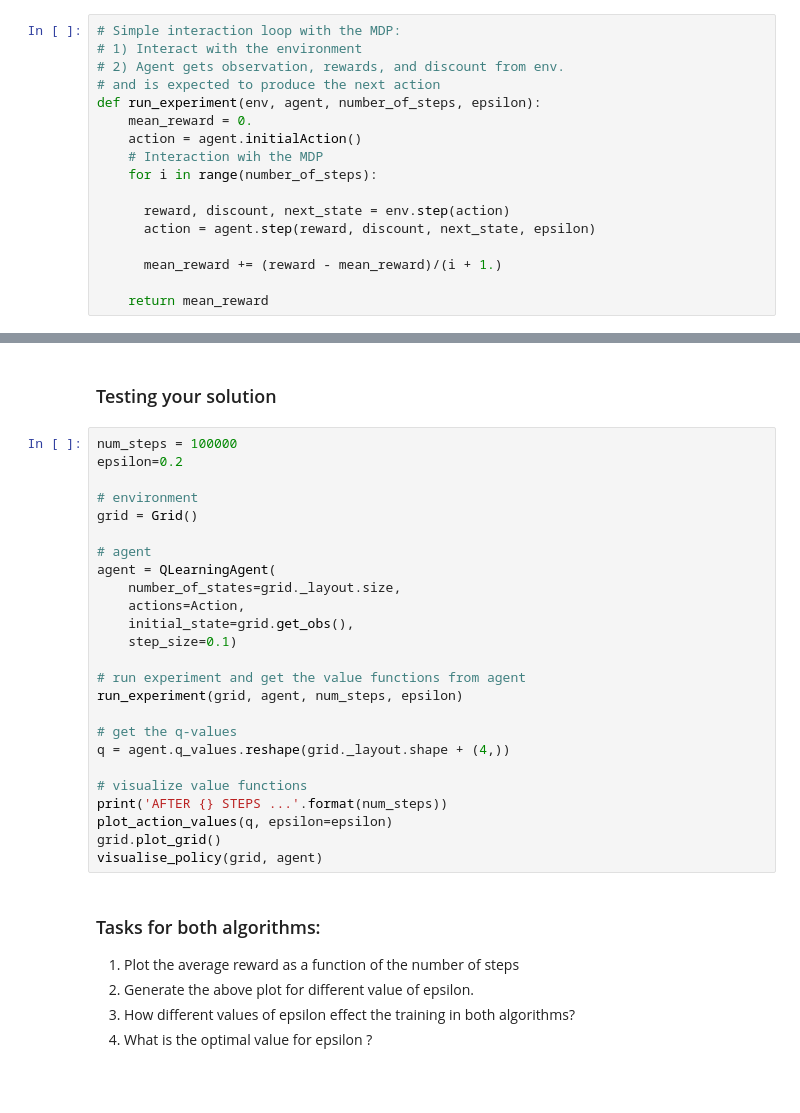
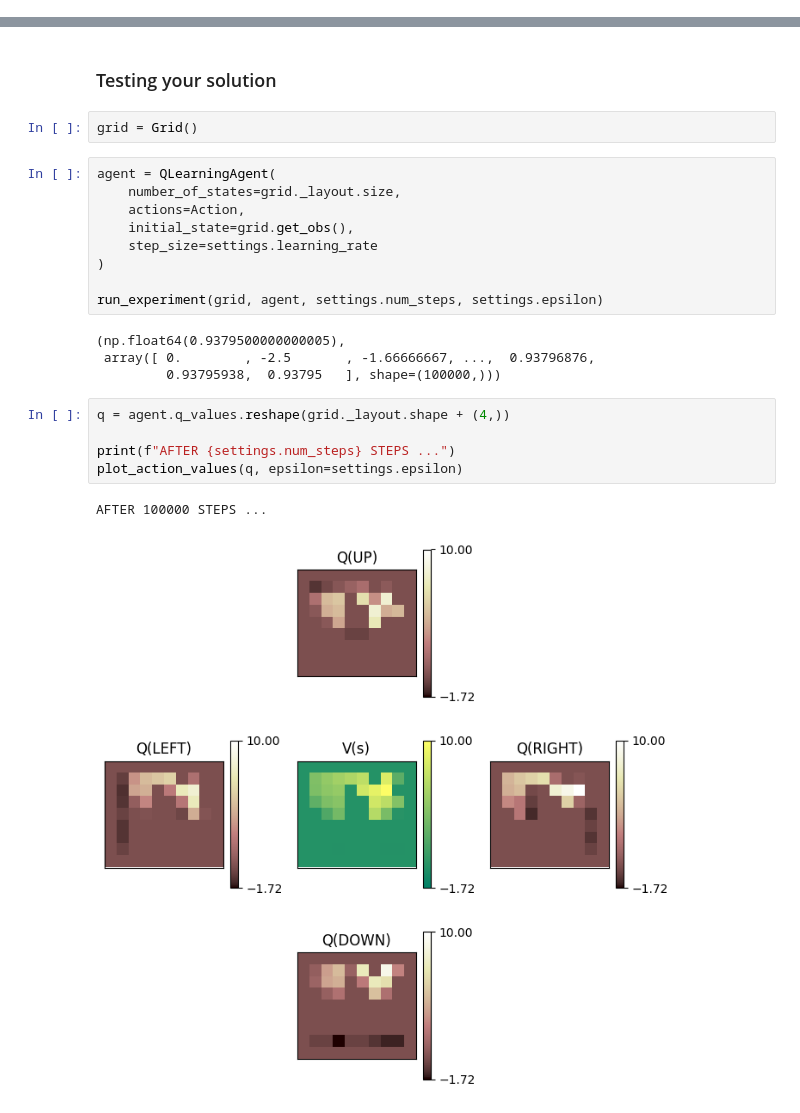
Before and after one commit to elsayedelmandoh/cisc-856-assignment-3, a Jupyter notebook: notebooks/01-assignment-3.ipynb, the cells around one changed output, grey strips where cells are left out. Saved outputs shown, nothing was run; the diff lists cells and outputs as text; blank space fills up the shorter version.

```diff
--- a/notebooks/01-assignment-3.ipynb
+++ b/notebooks/01-assignment-3.ipynb
@@ -120,17 +41,0 @@ grid.plot_grid()
-# %%
-# Simple interaction loop with the MDP:
-# 1) Interact with the environment
-# 2) Agent gets observation, rewards, and discount from env.
-# and is expected to produce the next action
-def run_experiment(env, agent, number_of_steps, epsilon):
-    mean_reward = 0.
-    action = agent.initialAction()
-    # Interaction wih the MDP
-    for i in range(number_of_steps):
-
-      reward, discount, next_state = env.step(action)
-      action = agent.step(reward, discount, next_state, epsilon)
-
-      mean_reward += (reward - mean_reward)/(i + 1.)
-
-    return mean_reward
@@ -349,33 +148,25 @@ class QLearningAgent(object):
 # %% [markdown]
 ### Testing your solution
-# %%
-num_steps = 100000
-epsilon=0.2
-
-# environment
-grid = Grid()
-
-# agent
-agent = QLearningAgent(
-    number_of_states=grid._layout.size,
-    actions=Action,
-    initial_state=grid.get_obs(),
-    step_size=0.1)
-
-# run experiment and get the value functions from agent
-run_experiment(grid, agent, num_steps, epsilon)
-
-# get the q-values
-q = agent.q_values.reshape(grid._layout.shape + (4,))
-
-# visualize value functions
-print('AFTER {} STEPS ...'.format(num_steps))
-plot_action_values(q, epsilon=epsilon)
-grid.plot_grid()
-visualise_policy(grid, agent)
-# %% [markdown]
-### Tasks for both algorithms:
-1. Plot the average reward as a function of the number of steps
-2. Generate the above plot for different value of epsilon.
-3. How different values of epsilon effect the training in both algorithms?
-4. What is the optimal value for epsilon ?
+# %%
+grid = Grid()
+# %%
+agent = QLearningAgent(
+    number_of_states=grid._layout.size,
+    actions=Action,
+    initial_state=grid.get_obs(),
+    step_size=settings.learning_rate
+)
+
+run_experiment(grid, agent, settings.num_steps, settings.epsilon)
+# %% [output]
+(np.float64(0.9379500000000005),
+ array([ 0.        , -2.5       , -1.66666667, ...,  0.93796876,
+         0.93795938,  0.93795   ], shape=(100000,)))
+# %%
+q = agent.q_values.reshape(grid._layout.shape + (4,))
+
+print(f"AFTER {settings.num_steps} STEPS ...")
+plot_action_values(q, epsilon=settings.epsilon)
+# %% [output]
+AFTER 100000 STEPS ...
+[figure, added]
```
Also changed, not shown: parts of 37 cells of this notebook, 25 other files.
